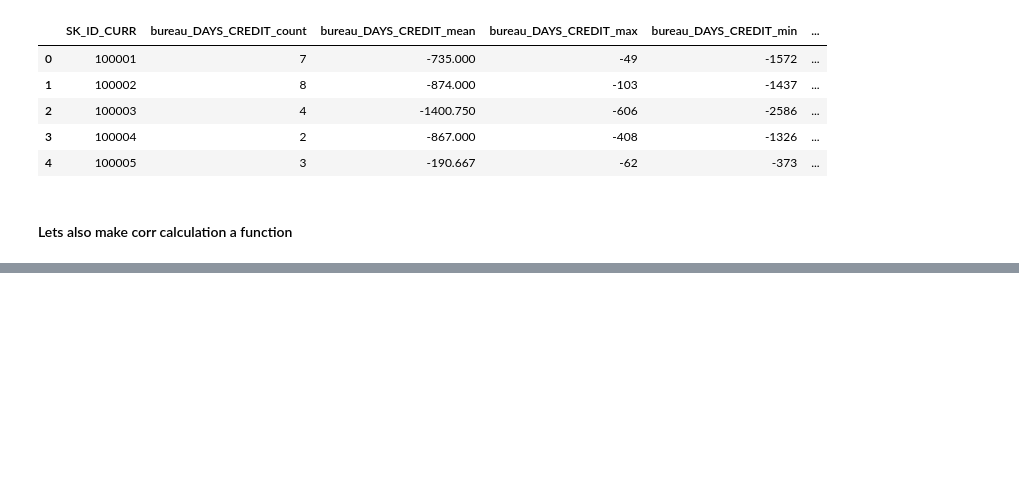
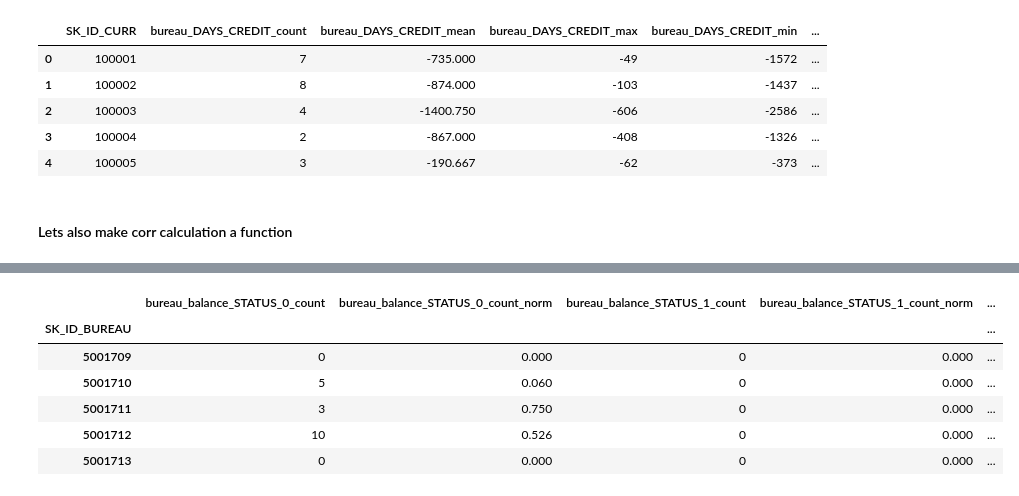
Before and after one commit to oneraghavan/machine-leaning-implementations, a Jupyter notebook: notebooks/data_analysis/Home Credit Default Risk-Feature engineering.ipynb, the cells around one changed output, grey strips where cells are left out. Saved outputs shown, nothing was run; the diff lists cells and outputs as text; code cells hidden in the pictures; blank space fills up the shorter version.

```diff
--- a/notebooks/data_analysis/Home Credit Default Risk-Feature engineering.ipynb
+++ b/notebooks/data_analysis/Home Credit Default Risk-Feature engineering.ipynb
@@ -318,0 +446,4 @@ def target_corrs(df):
+# %%
+# Read in bureau balance
+bureau_balance = pd.read_csv('/Users/raghavan/Downloads/Home Credit Default Risk/bureau_balance.csv')
+bureau_balance.head()
@@ -318,0 +457,11 @@ def target_corrs(df):
+# %%
+bureau_balance_counts = count_categorical(bureau_balance, group_var = 'SK_ID_BUREAU', df_name = 'bureau_balance')
+bureau_balance_counts.head()
+# %% [output]
+|  | bureau_balance_STATUS_0_count | bureau_balance_STATUS_0_count_norm | bureau_balance_STATUS_1_count | bureau_balance_STATUS_1_count_norm | ... |
+| SK_ID_BUREAU |  |  |  |  | ... |
+| 5001709 | 0 | 0.000 | 0 | 0.000 | ... |
+| 5001710 | 5 | 0.060 | 0 | 0.000 | ... |
+| 5001711 | 3 | 0.750 | 0 | 0.000 | ... |
+| 5001712 | 10 | 0.526 | 0 | 0.000 | ... |
+| 5001713 | 0 | 0.000 | 0 | 0.000 | ... |
```
Also changed, not shown: parts of 44 cells of this notebook, 20 other files.
